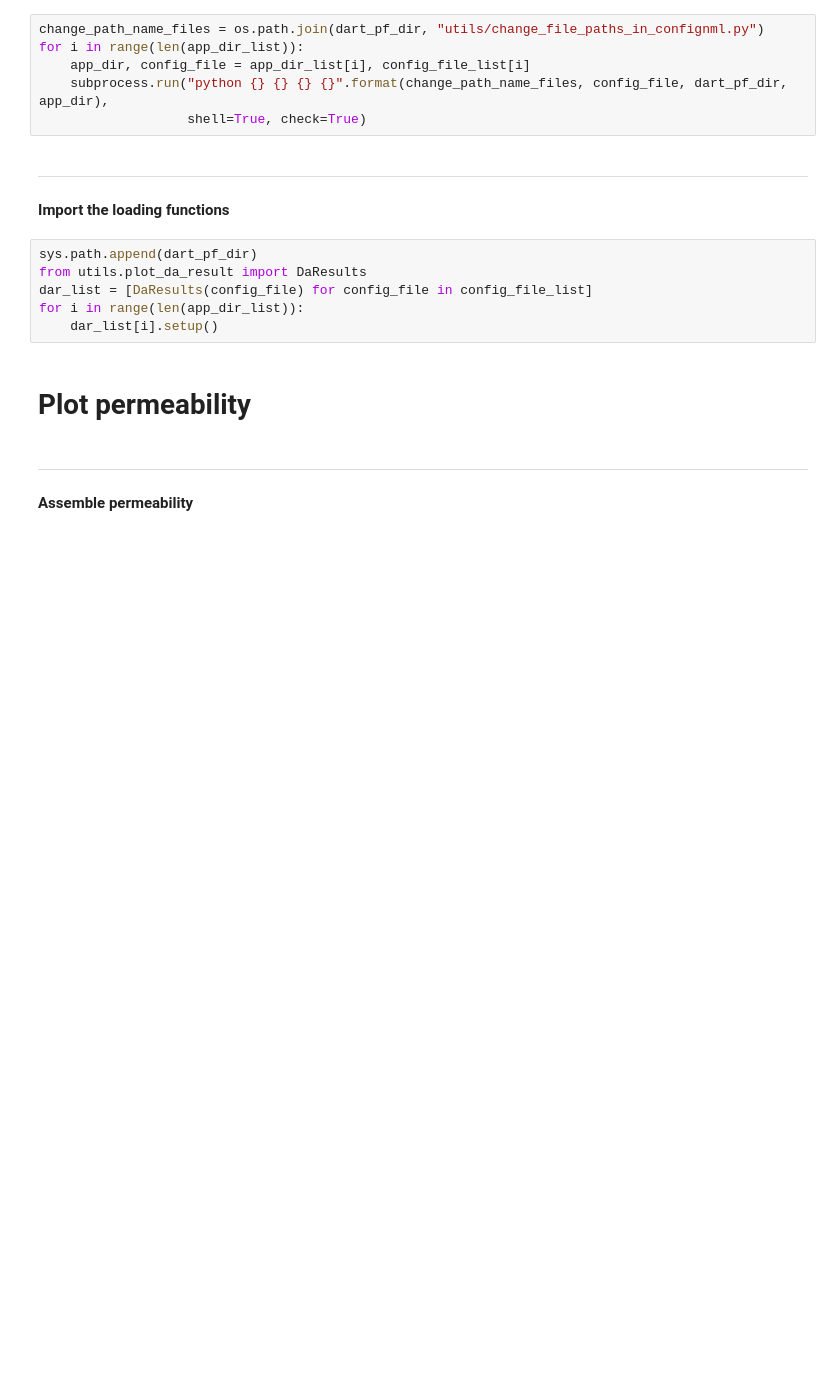
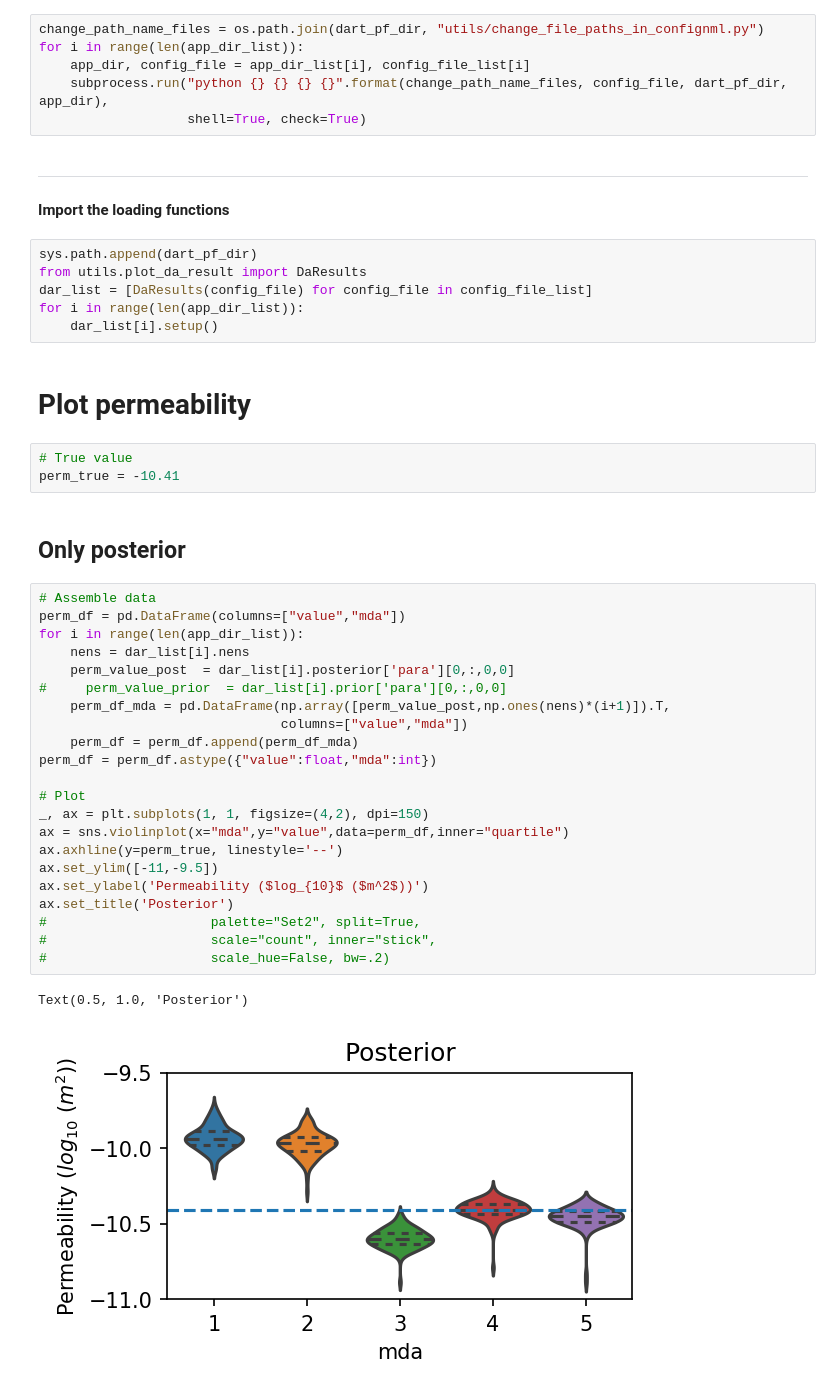
Before and after one commit to PeishiJiang/DART-PFLOTRAN, a Jupyter notebook: applications/workflow_ipynb/Visualize_DA_Results_1dthermal_perm.ipynb, the cells around one changed output. Drawn from its saved outputs; the diff is of its cells as text; blank space fills up the shorter version.

```diff
--- a/applications/workflow_ipynb/Visualize_DA_Results_1dthermal_perm.ipynb
+++ b/applications/workflow_ipynb/Visualize_DA_Results_1dthermal_perm.ipynb
@@ -52,6 +64,33 @@ for i in range(len(app_dir_list)):
     dar_list[i].setup()
 # %% [markdown]
 # Plot permeability
-# %% [markdown]
-****************
-**Assemble permeability**
+# %%
+# True value
+perm_true = -10.41
+# %% [markdown]
+## Only posterior
+# %%
+# Assemble data
+perm_df = pd.DataFrame(columns=["value","mda"])
+for i in range(len(app_dir_list)):
+    nens = dar_list[i].nens
+    perm_value_post  = dar_list[i].posterior['para'][0,:,0,0]
+#     perm_value_prior  = dar_list[i].prior['para'][0,:,0,0]
+    perm_df_mda = pd.DataFrame(np.array([perm_value_post,np.ones(nens)*(i+1)]).T,
+                               columns=["value","mda"])
+    perm_df = perm_df.append(perm_df_mda)
+perm_df = perm_df.astype({"value":float,"mda":int})
+
+# Plot
+_, ax = plt.subplots(1, 1, figsize=(4,2), dpi=150)
+ax = sns.violinplot(x="mda",y="value",data=perm_df,inner="quartile")
+ax.axhline(y=perm_true, linestyle='--')
+ax.set_ylim([-11,-9.5])
+ax.set_ylabel('Permeability ($log_{10}$ ($m^2$))')
+ax.set_title('Posterior')
+#                     palette="Set2", split=True,
+#                     scale="count", inner="stick",
+#                     scale_hue=False, bw=.2)
+# %% [output]
+Text(0.5, 1.0, 'Posterior')
+[figure, added]
```
Also changed, not shown: parts of 10 cells of this notebook, 4 other files.
